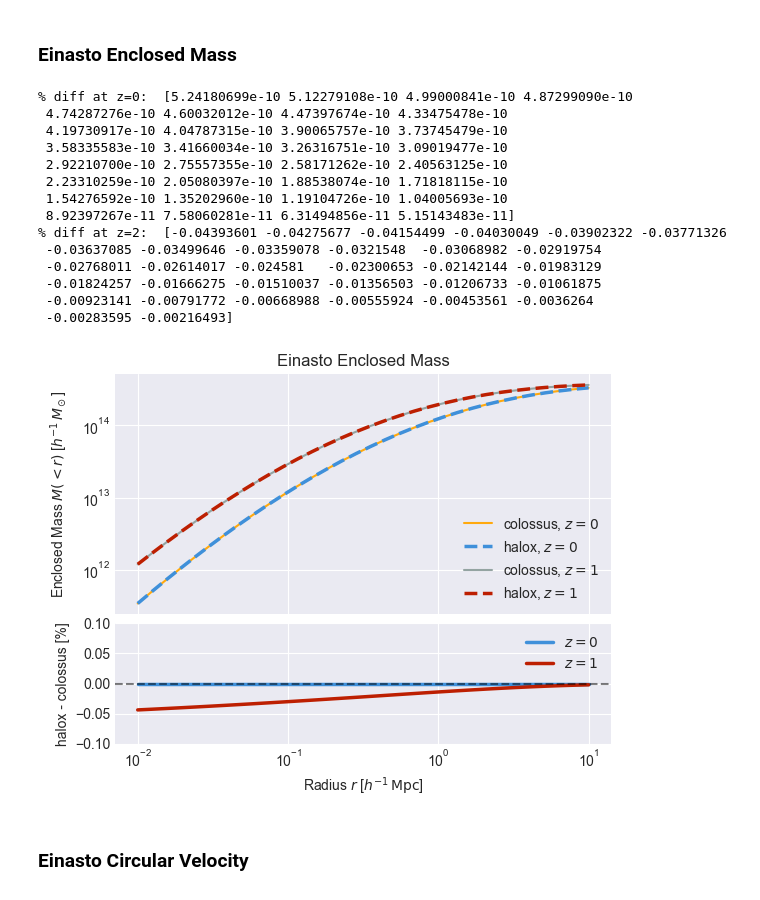
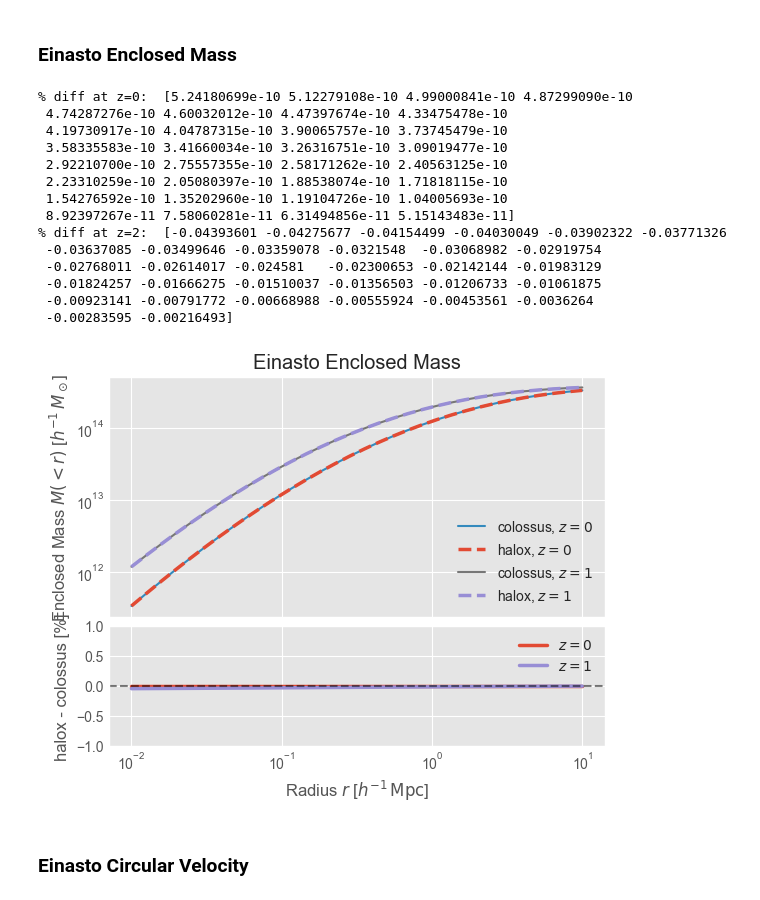
Before and after one commit to fkeruzore/halox, a Jupyter notebook: notebooks/halox_vs_colossus.ipynb, the cells around one changed output. Drawn from its saved outputs; the diff is of its cells as text; code cells hidden in the pictures.

```diff
--- a/notebooks/halox_vs_colossus.ipynb
+++ b/notebooks/halox_vs_colossus.ipynb
@@ -12,15 +12,15 @@ import matplotlib.pyplot as plt
 import matplotlib.gridspec as gridspec
 
 # halox imports
-from halox import cosmology, nfw, hmf, lss, bias
-from halox.halo import einasto
+from halox import cosmology, nfw, hmf, lss, bias, einasto
 
 # colossus imports
 from colossus.halo import profile_nfw, profile_einasto
 from colossus.lss import mass_function, peaks, bias as colossus_bias
 import colossus.cosmology.cosmology as cc
 
-jax.config.update("jax_enable_x64", True)
+jax.config.update("jax_enable_x64", True) # double precision is, th
 
-plt.style.use(["seaborn-v0_8-darkgrid", "petroff10"])
+print(plt.style.available)
+plt.style.use(["seaborn-v0_8-darkgrid", "ggplot"])
 plt.rcParams.update({"xtick.direction": "in", "ytick.direction": "in"})
@@ -375,7 +377,7 @@ rho_colossus = {}
 
 for z in redshifts:
     einasto_halox = einasto.EinastoHalo(
-        m_delta, c_delta, alpha, z, cosmo_halox_planck, delta=deltas[0]
+        m_delta, c_delta, z, alpha, cosmo_halox_planck, delta=deltas[0]
     )
     einasto_colossus = profile_einasto.EinastoProfile(
         M=m_delta, c=c_delta, z=z, mdef=f"{deltas[0]:.0f}c", alpha=alpha
@@ -429,7 +431,7 @@ mass_colossus = {}
 
 for z in redshifts:
     einasto_halox = einasto.EinastoHalo(
-        m_delta, c_delta, alpha, z, cosmo_halox_planck, delta=deltas[0]
+        m_delta, c_delta, z, alpha, cosmo_halox_planck, delta=deltas[0]
     )
     einasto_colossus = profile_einasto.EinastoProfile(
         M=m_delta, c=c_delta, z=z, mdef=f"{deltas[0]:.0f}c", alpha=alpha
@@ -459,35 +461,35 @@ ratio_z0 = (mass_halox[0.0] / mass_colossus[0.0] - 1.0) * 100  # Convert to %
 ratio_z1 = (mass_halox[2.0] / mass_colossus[2.0] - 1.0) * 100  # Convert to %
 
 ax_ratio.semilogx(r, ratio_z0, label="$z=0$", **style_kw[-3])
 ax_ratio.semilogx(r, ratio_z1, label="$z=1$", **style_kw[-2])
 
 ax_ratio.axhline(0.0, color="k", linestyle="--", alpha=0.5)
 ax_ratio.set_xlabel(r"Radius $r$ [$h^{-1} \, {\rm Mpc}$]")
 ax_ratio.set_ylabel("halox - colossus [%]")
-ax_ratio.set_ylim(-0.1, 0.1)
+ax_ratio.set_ylim(-1, 1)
 ax_ratio.legend()
 
 # Align y-axis labels
 fig.align_labels([ax_main, ax_ratio])
 
 print("% diff at z=0: ", ratio_z0)
 print("% diff at z=2: ", ratio_z1)
 # %% [output]
 % diff at z=0:  [5.24180699e-10 5.12279108e-10 4.99000841e-10 4.87299090e-10
  4.74287276e-10 4.60032012e-10 4.47397674e-10 4.33475478e-10
  4.19730917e-10 4.04787315e-10 3.90065757e-10 3.73745479e-10
  3.58335583e-10 3.41660034e-10 3.26316751e-10 3.09019477e-10
  2.92210700e-10 2.75557355e-10 2.58171262e-10 2.40563125e-10
  2.23310259e-10 2.05080397e-10 1.88538074e-10 1.71818115e-10
  1.54276592e-10 1.35202960e-10 1.19104726e-10 1.04005693e-10
  8.92397267e-11 7.58060281e-11 6.31494856e-11 5.15143483e-11]
 % diff at z=2:  [-0.04393601 -0.04275677 -0.04154499 -0.04030049 -0.03902322 -0.03771326
  -0.03637085 -0.03499646 -0.03359078 -0.0321548  -0.03068982 -0.02919754
  -0.02768011 -0.02614017 -0.024581   -0.02300653 -0.02142144 -0.01983129
  -0.01824257 -0.01666275 -0.01510037 -0.01356503 -0.01206733 -0.01061875
  -0.00923141 -0.00791772 -0.00668988 -0.00555924 -0.00453561 -0.0036264
  -0.00283595 -0.00216493]
-[figure, old version]
+[figure, new version]
 # %% [markdown]
 ### Einasto Circular Velocity
 # %%
```
Also changed, not shown: parts of 12 cells of this notebook, 4 other files.
